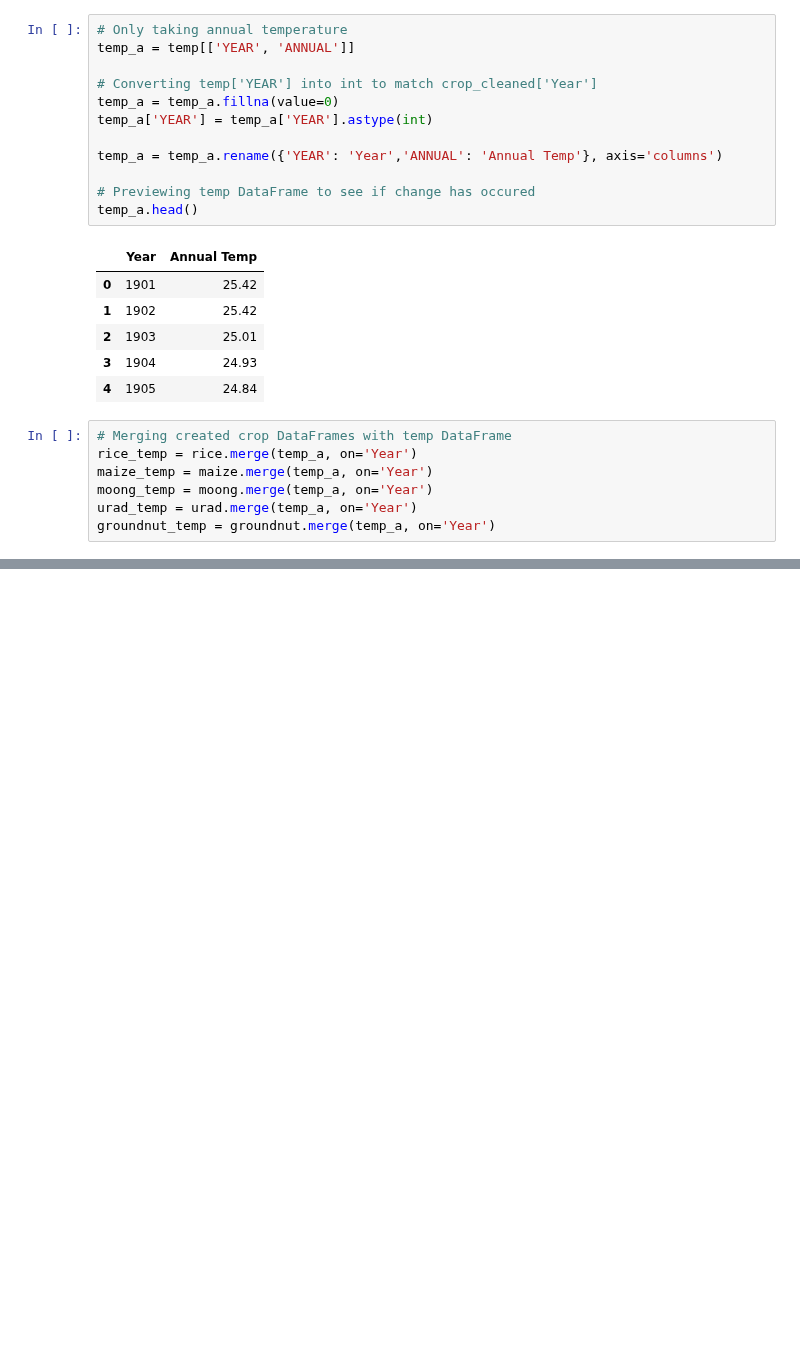
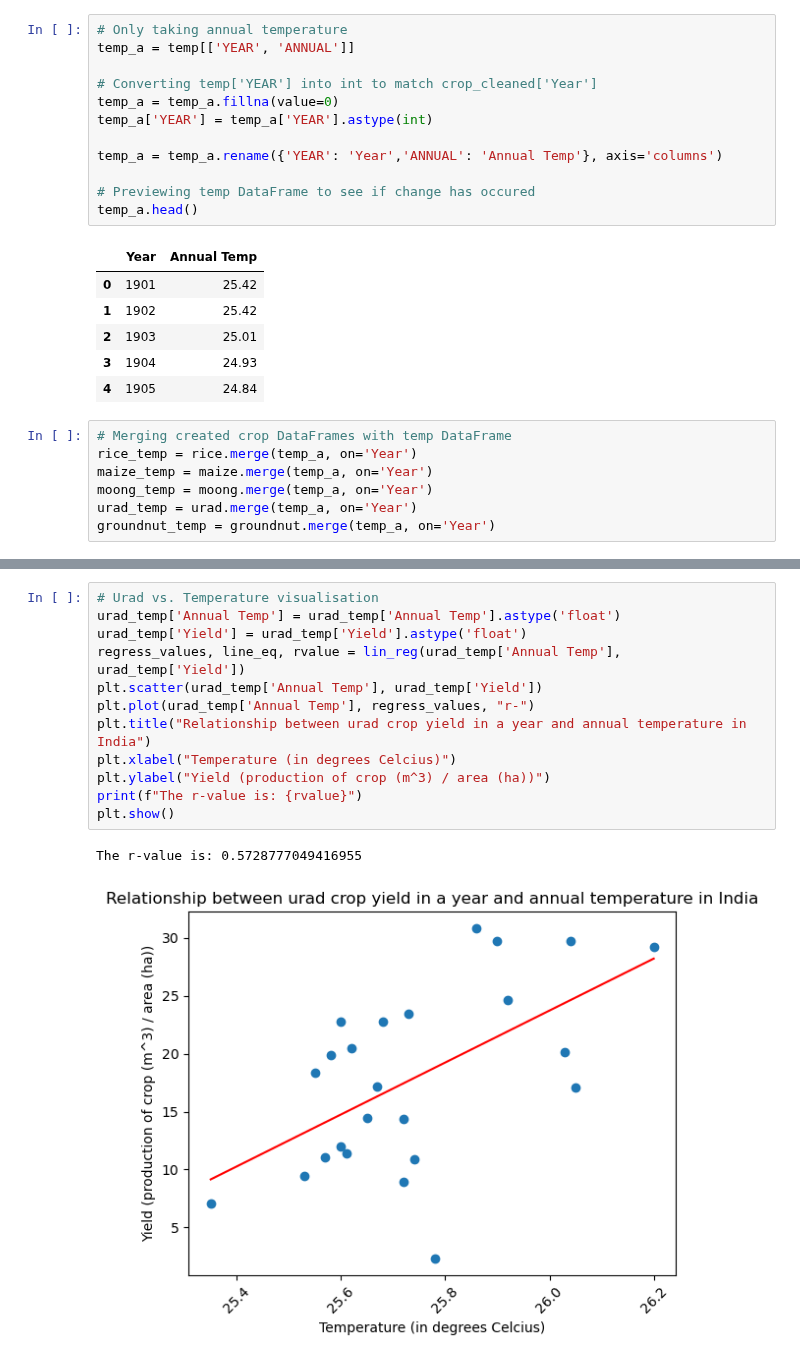
Before and after one commit to falconpunch082/da_bc-proj1, a Jupyter notebook: temperature_analysis.ipynb, the cells around one changed output, grey strips where cells are left out. Cells and saved outputs as stored; diff of their text form; blank space fills up the shorter version.

```diff
--- a/temperature_analysis.ipynb
+++ b/temperature_analysis.ipynb
@@ -193,0 +221,15 @@ groundnut_temp.head()
+# %%
+# Urad vs. Temperature visualisation
+urad_temp['Annual Temp'] = urad_temp['Annual Temp'].astype('float')
+urad_temp['Yield'] = urad_temp['Yield'].astype('float')
+regress_values, line_eq, rvalue = lin_reg(urad_temp['Annual Temp'], urad_temp['Yield'])
+plt.scatter(urad_temp['Annual Temp'], urad_temp['Yield'])
+plt.plot(urad_temp['Annual Temp'], regress_values, "r-")
+plt.title("Relationship between urad crop yield in a year and annual temperature in India")
+plt.xlabel("Temperature (in degrees Celcius)")
+plt.ylabel("Yield (production of crop (m^3) / area (ha))")
+print(f"The r-value is: {rvalue}")
+plt.show()
+# %% [output]
+The r-value is: 0.5728777049416955
+[figure, added]
```
Also changed, not shown: parts of 15 cells of this notebook, 6 other files.
